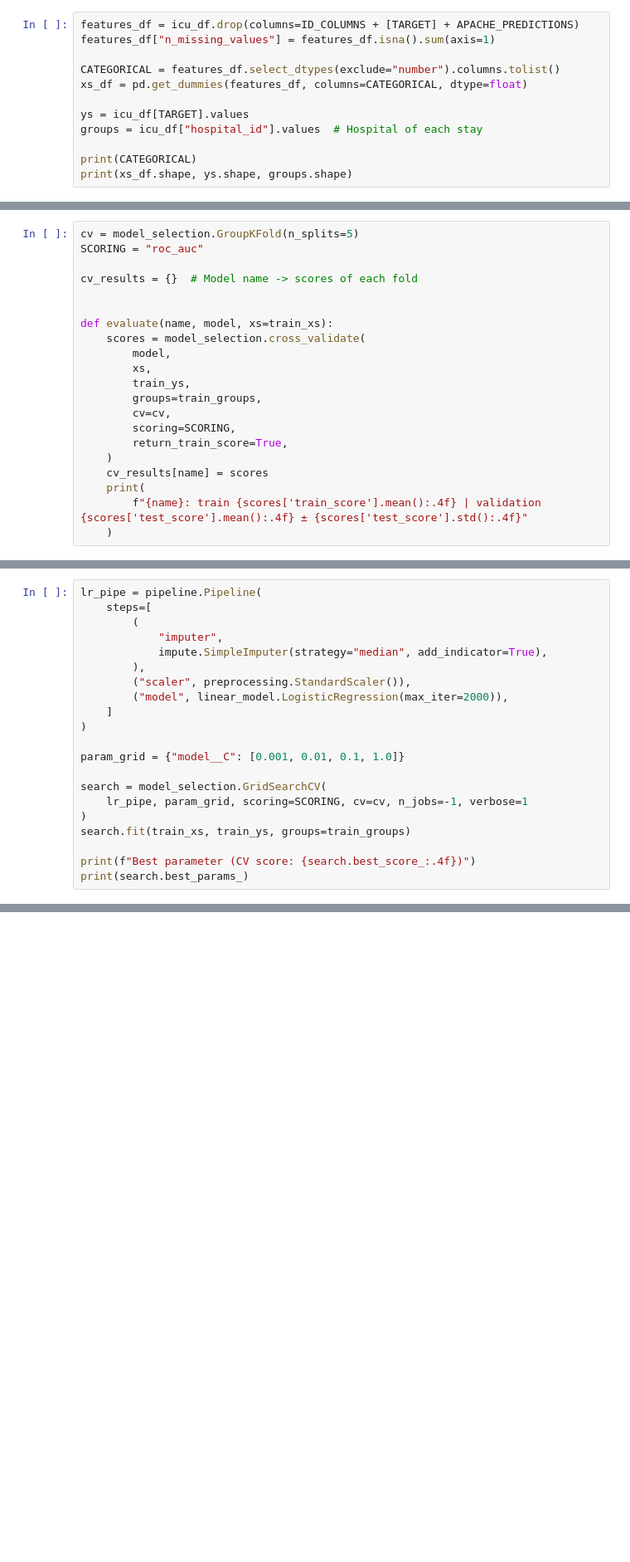
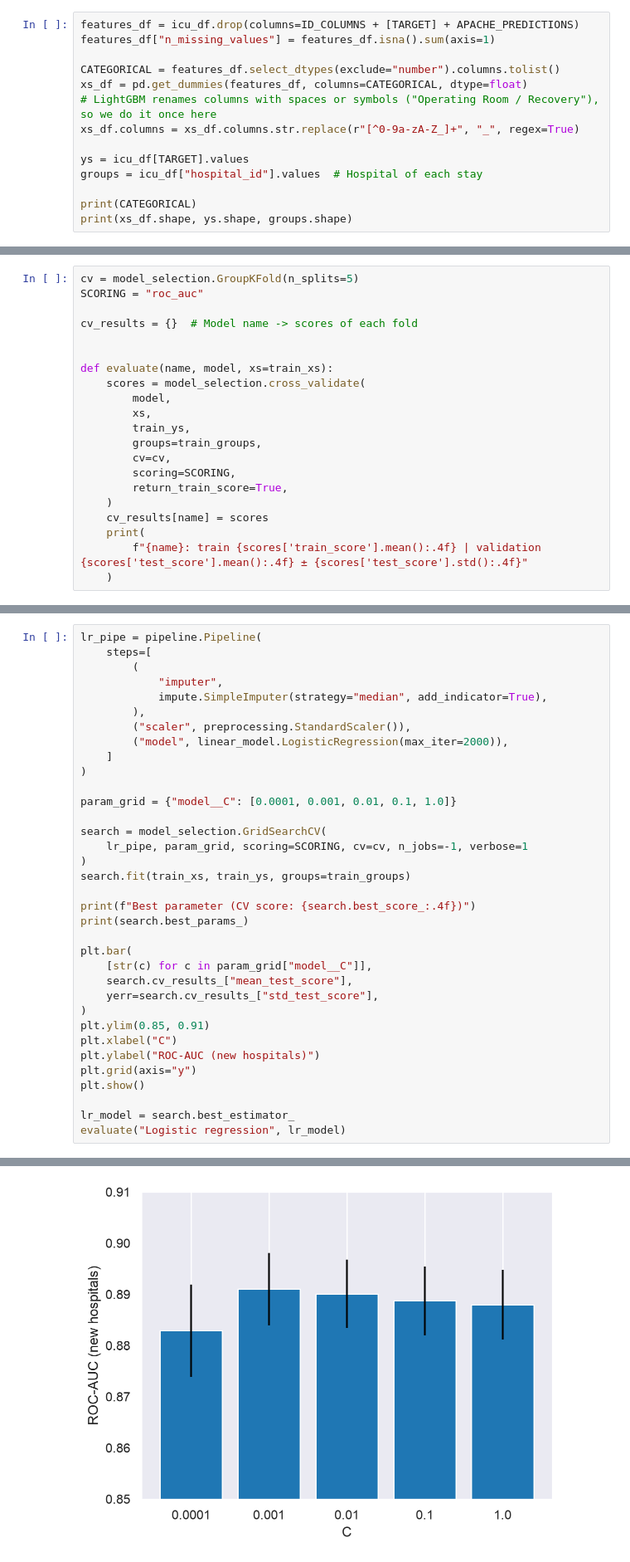
Before and after one commit to marina-yamaguti/wids2020-icu-mortality, a Jupyter notebook: newproject.ipynb, the cells around one changed output, grey strips where cells are left out. Shown at 83% size. Drawn from its saved outputs; the diff is of its cells as text; blank space fills up the shorter version.

```diff
--- a/newproject.ipynb
+++ b/newproject.ipynb
@@ -485,6 +582,8 @@ features_df["n_missing_values"] = features_df.isna().sum(axis=1)
 
 CATEGORICAL = features_df.select_dtypes(exclude="number").columns.tolist()
 xs_df = pd.get_dummies(features_df, columns=CATEGORICAL, dtype=float)
+# LightGBM renames columns with spaces or symbols ("Operating Room / Recovery"), so we do it once here
+xs_df.columns = xs_df.columns.str.replace(r"[^0-9a-zA-Z_]+", "_", regex=True)
 
 ys = icu_df[TARGET].values
 groups = icu_df["hospital_id"].values  # Hospital of each stay
@@ -592,7 +703,7 @@ lr_pipe = pipeline.Pipeline(
     ]
 )
 
-param_grid = {"model__C": [0.001, 0.01, 0.1, 1.0]}
+param_grid = {"model__C": [0.0001, 0.001, 0.01, 0.1, 1.0]}
 
 search = model_selection.GridSearchCV(
     lr_pipe, param_grid, scoring=SCORING, cv=cv, n_jobs=-1, verbose=1
@@ -601,3 +712,18 @@ search.fit(train_xs, train_ys, groups=train_groups)
 
 print(f"Best parameter (CV score: {search.best_score_:.4f})")
 print(search.best_params_)
+
+plt.bar(
+    [str(c) for c in param_grid["model__C"]],
+    search.cv_results_["mean_test_score"],
+    yerr=search.cv_results_["std_test_score"],
+)
+plt.ylim(0.85, 0.91)
+plt.xlabel("C")
+plt.ylabel("ROC-AUC (new hospitals)")
+plt.grid(axis="y")
+plt.show()
+
+lr_model = search.best_estimator_
+evaluate("Logistic regression", lr_model)
+# %% [output]
@@ -603,0 +733 @@ print(search.best_params_)
+[figure, added]
```
Also changed, not shown: parts of 132 cells of this notebook, 6 other files.
